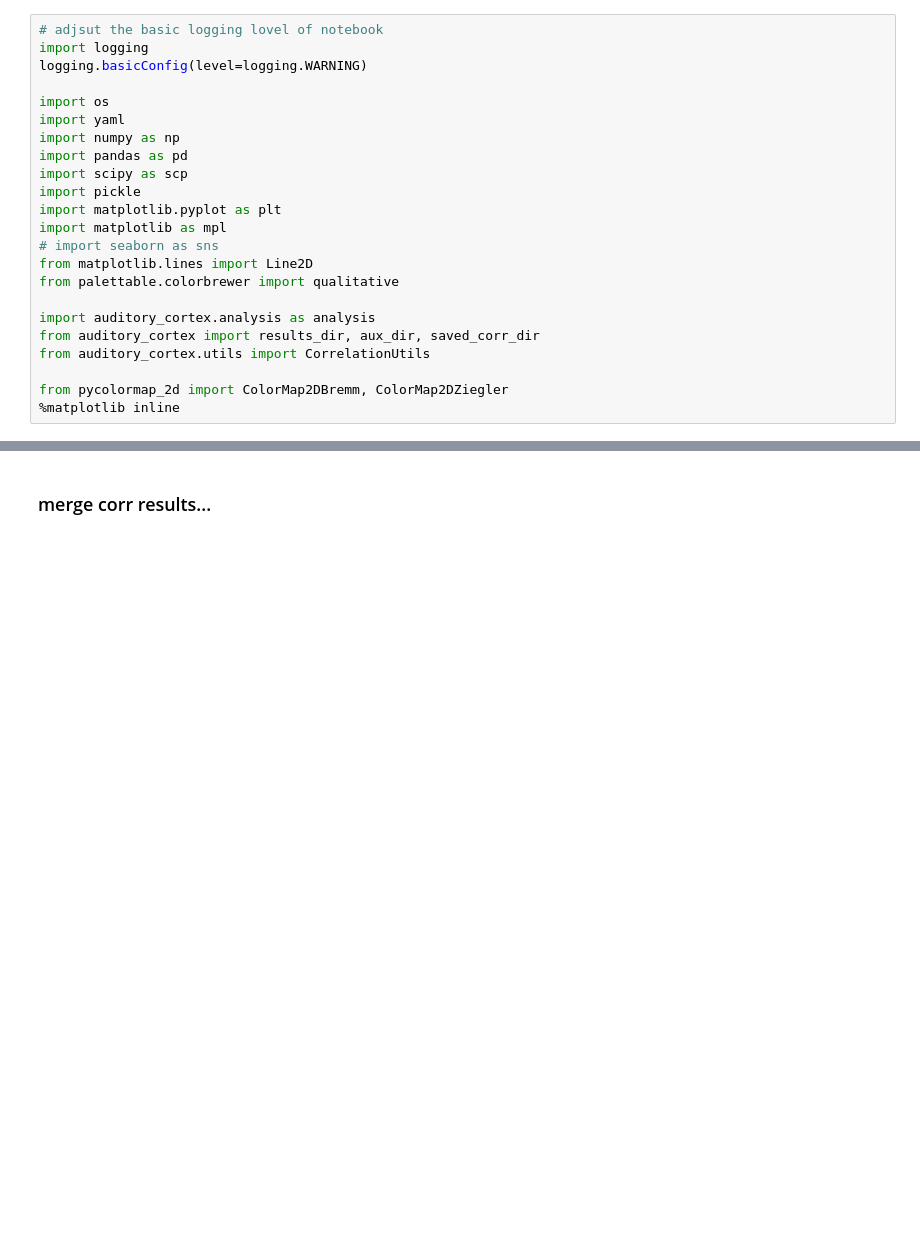
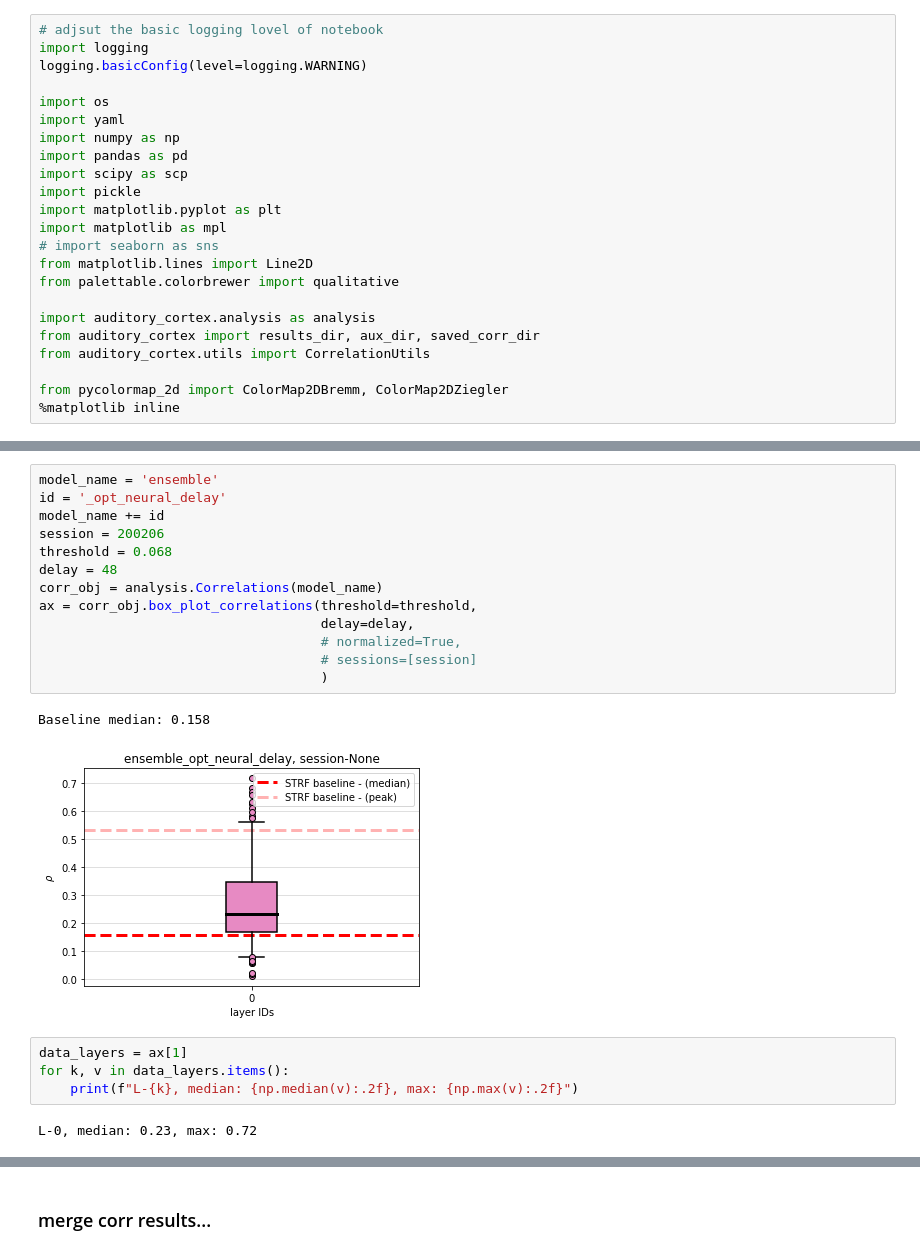
Before and after one commit to bilalhsp/Auditory_Cortex, a Jupyter notebook: notebooks/correlations_analysis.ipynb, the cells around one changed output, grey strips where cells are left out. Saved outputs shown, nothing was run; the diff lists cells and outputs as text; blank space fills up the shorter version.

```diff
--- a/notebooks/correlations_analysis.ipynb
+++ b/notebooks/correlations_analysis.ipynb
@@ -43,0 +117,22 @@ corr_obj.get_selected_data(bin_width=20, delay=0, N_sents=499,
+# %%
+model_name = 'ensemble'
+id = '_opt_neural_delay'
+model_name += id
+session = 200206
+threshold = 0.068
+delay = 48
+corr_obj = analysis.Correlations(model_name)
+ax = corr_obj.box_plot_correlations(threshold=threshold,
+                                    delay=delay,
+                                    # normalized=True,
+                                    # sessions=[session]
+                                    )
+# %% [output]
+Baseline median: 0.158
+[figure, added]
+# %%
+data_layers = ax[1]
+for k, v in data_layers.items():
+    print(f"L-{k}, median: {np.median(v):.2f}, max: {np.max(v):.2f}")
+# %% [output]
+L-0, median: 0.23, max: 0.72
```
Also changed, not shown: parts of 34 cells of this notebook, 30 other files.
